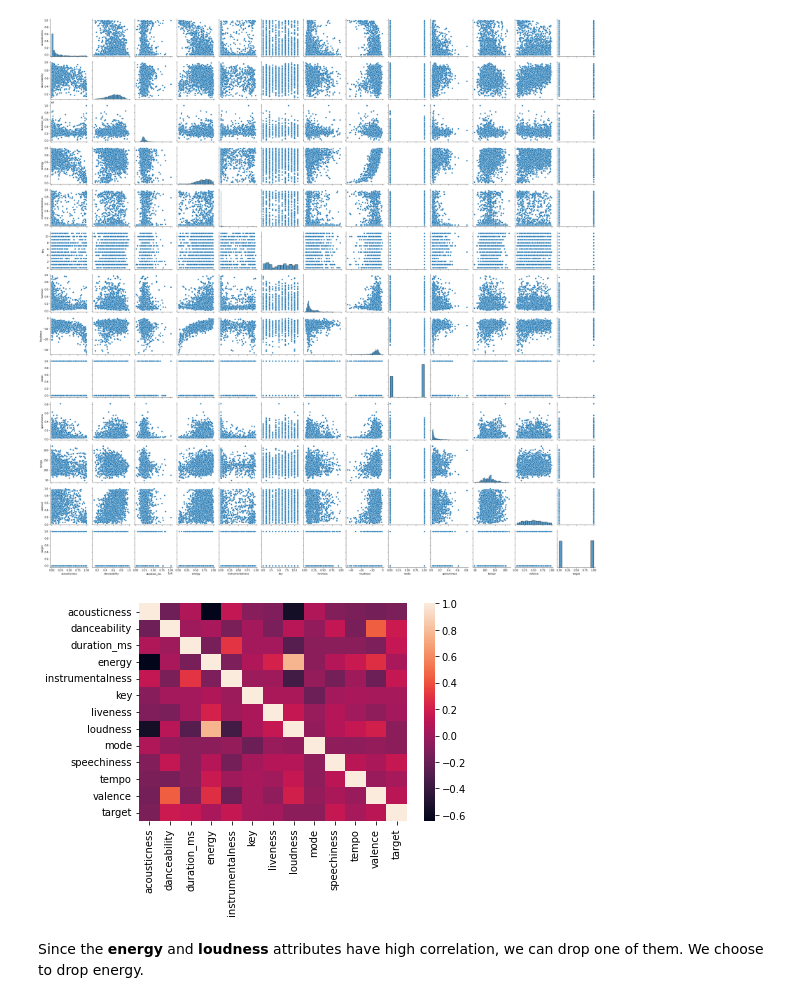
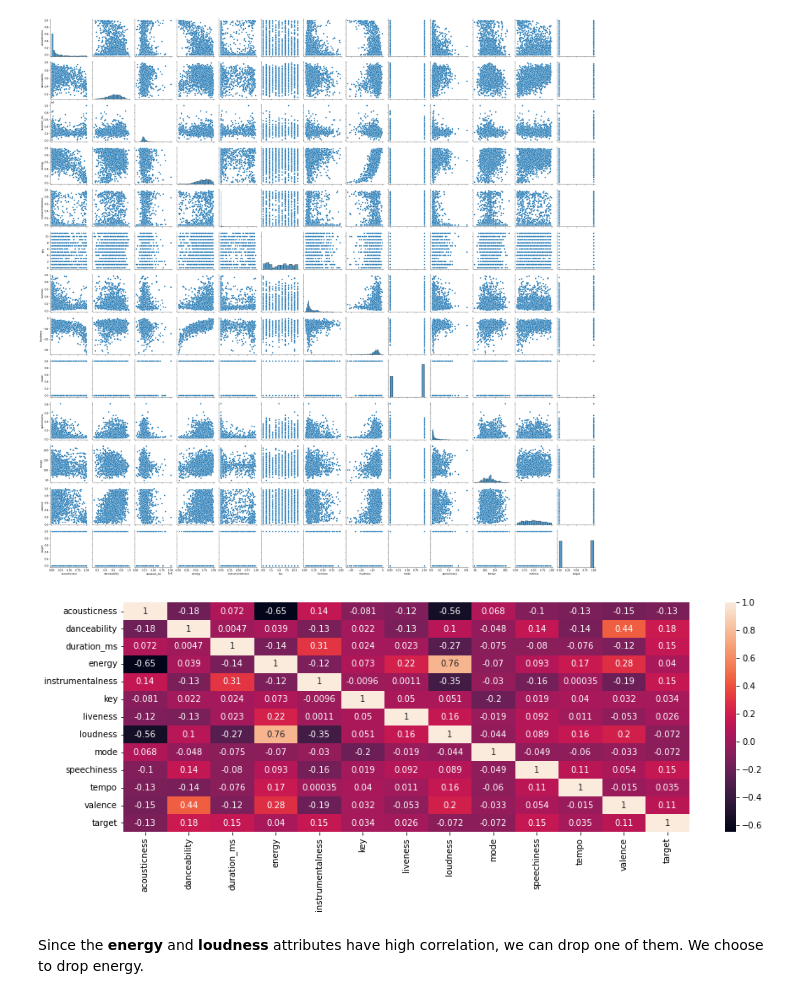
Before and after one commit to AhmedCharfeddine/spotify-recommender-system, a Jupyter notebook: Notebook 1.ipynb, the cells around one changed output. Cells and saved outputs as stored; diff of their text form; code cells hidden in the pictures.

```diff
--- a/Notebook 1.ipynb
+++ b/Notebook 1.ipynb
@@ -151,10 +151,10 @@ sns.pairplot(d_spotify)
 <seaborn.axisgrid.PairGrid at 0x...>
 [figure]
 # %%
-sns.heatmap(d_spotify.corr(method='pearson')) #pearson : standard correlation coefficient
+sns.heatmap(d_spotify.corr(method='pearson'), annot=True) #pearson : standard correlation coefficient
 plt.show()
 # %% [output]
-[figure, old version]
+[figure, new version]
 # %% [markdown]
 Since the **energy** and **loudness** attributes have high correlation, we can drop one of them. We choose to drop energy.
 # %%
```
Also changed, not shown: parts of 7 cells of this notebook.
